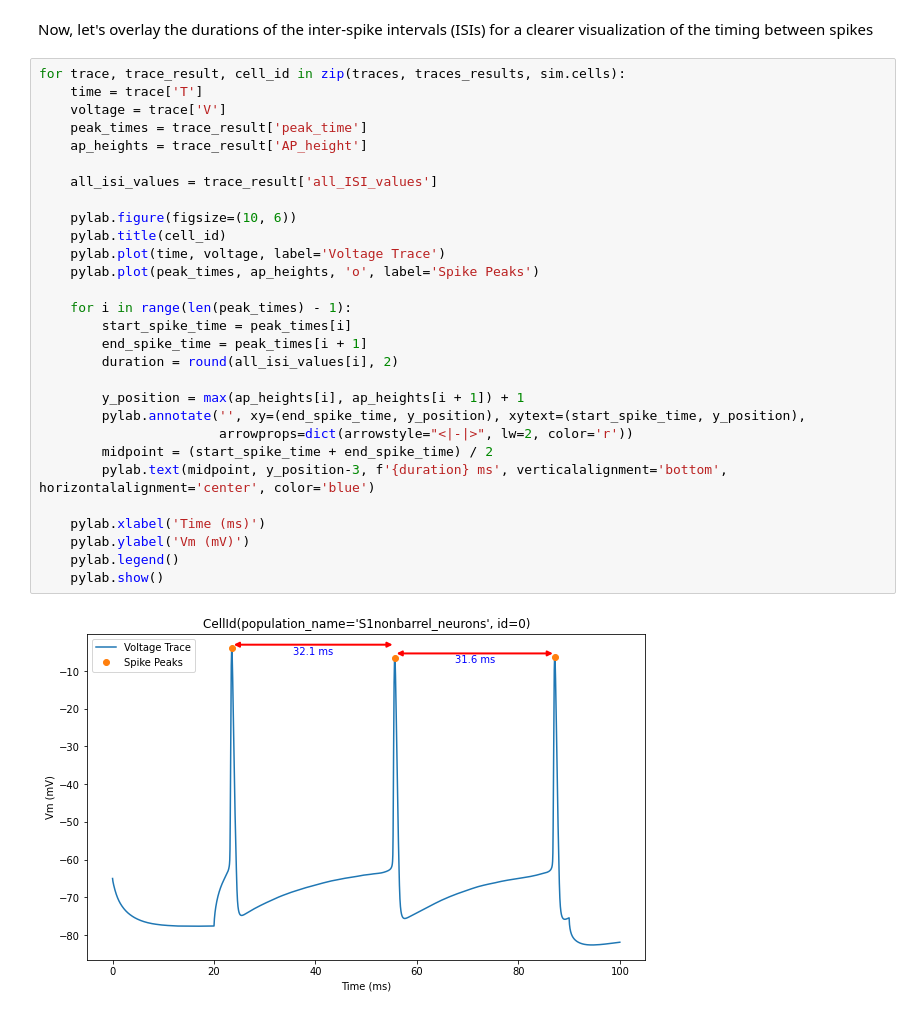
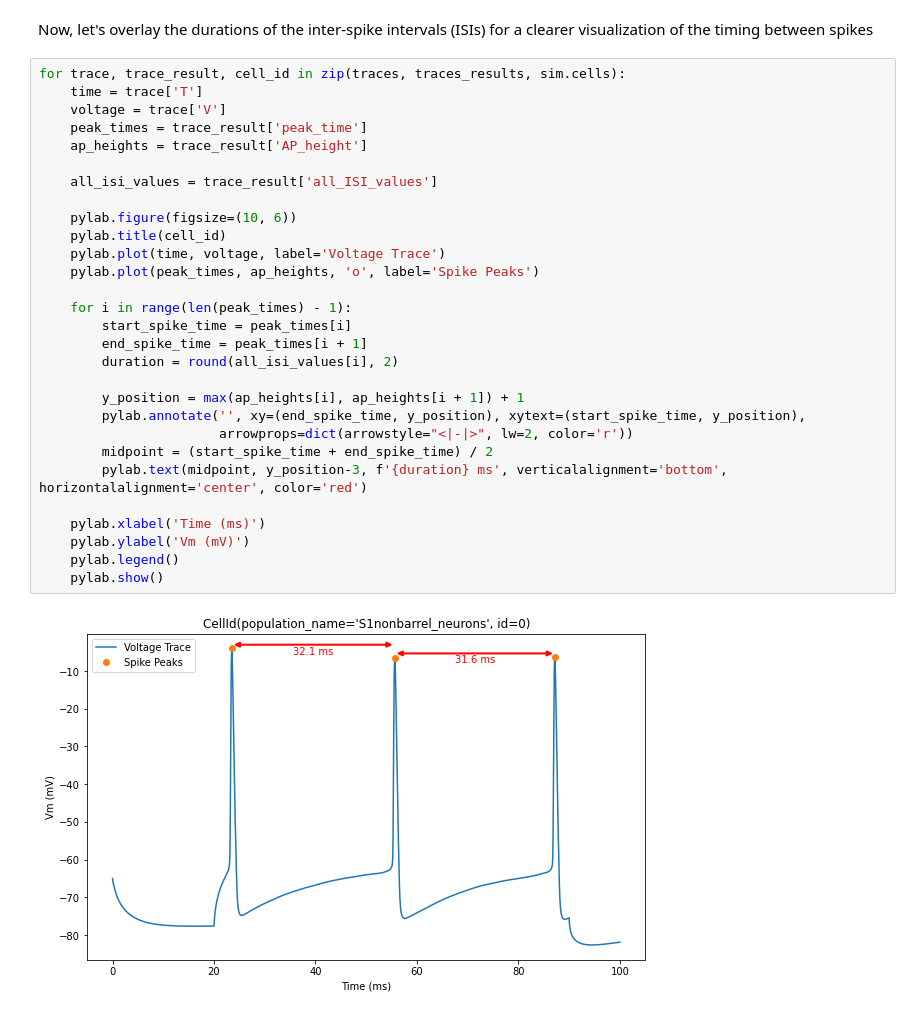
Before and after one commit to BlueBrain/eFEL, a Jupyter notebook: examples/sonata-network/sonata-network.ipynb, the cells around one changed output. Drawn from its saved outputs; the diff is of its cells as text.

Commit message:
fix color text

```diff
--- a/examples/sonata-network/sonata-network.ipynb
+++ b/examples/sonata-network/sonata-network.ipynb
@@ -134,31 +134,31 @@ Now, let's overlay the durations of the inter-spike intervals (ISIs) for a clear
 # %%
 for trace, trace_result, cell_id in zip(traces, traces_results, sim.cells):
     time = trace['T']
     voltage = trace['V']
     peak_times = trace_result['peak_time']
     ap_heights = trace_result['AP_height']
 
     all_isi_values = trace_result['all_ISI_values']
 
     pylab.figure(figsize=(10, 6))
     pylab.title(cell_id)
     pylab.plot(time, voltage, label='Voltage Trace')
     pylab.plot(peak_times, ap_heights, 'o', label='Spike Peaks')
 
     for i in range(len(peak_times) - 1):
         start_spike_time = peak_times[i]
         end_spike_time = peak_times[i + 1]
         duration = round(all_isi_values[i], 2)
 
         y_position = max(ap_heights[i], ap_heights[i + 1]) + 1
         pylab.annotate('', xy=(end_spike_time, y_position), xytext=(start_spike_time, y_position),
                        arrowprops=dict(arrowstyle="<|-|>", lw=2, color='r'))
         midpoint = (start_spike_time + end_spike_time) / 2
-        pylab.text(midpoint, y_position-3, f'{duration} ms', verticalalignment='bottom', horizontalalignment='center', color='blue')
+        pylab.text(midpoint, y_position-3, f'{duration} ms', verticalalignment='bottom', horizontalalignment='center', color='red')
 
     pylab.xlabel('Time (ms)')
     pylab.ylabel('Vm (mV)')
     pylab.legend()
     pylab.show()
 # %% [output]
-[figure, old version]
+[figure, new version]
```
Also changed, not shown: parts of 1 cell of this notebook.
